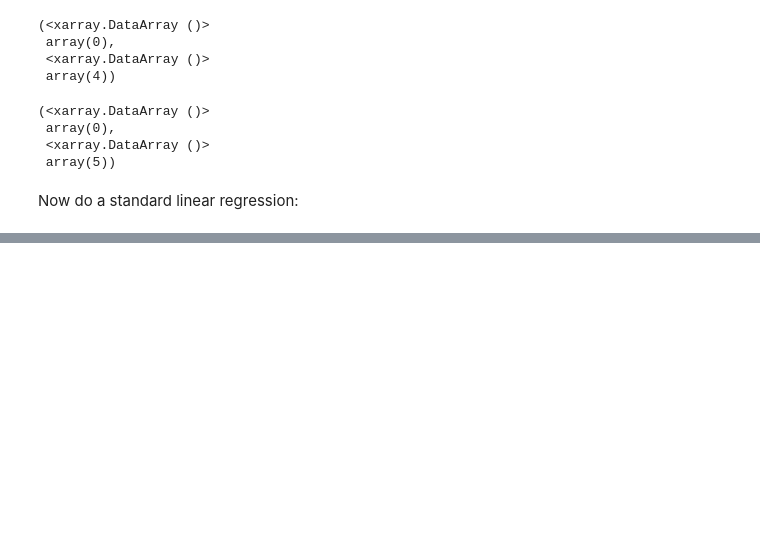
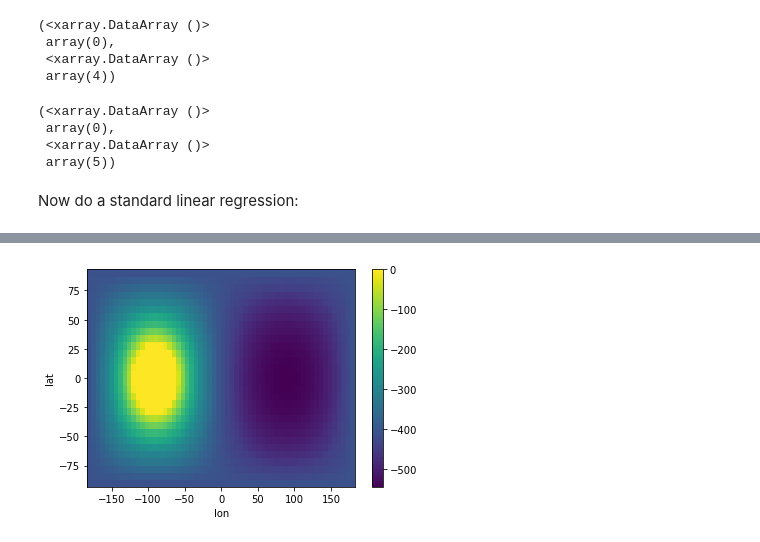
Before and after one commit to willirath/geomar-open-hacky-hour-2021-04, a Jupyter notebook: 2022-04-29/lazy_eval_vertical_interpolation.ipynb, the cells around one changed output, grey strips where cells are left out. Saved outputs shown, nothing was run; the diff lists cells and outputs as text; code cells hidden in the pictures; blank space fills up the shorter version.

Commit message:
Add comparison plot

```diff
--- a/2022-04-29/lazy_eval_vertical_interpolation.ipynb
+++ b/2022-04-29/lazy_eval_vertical_interpolation.ipynb
@@ -154,0 +172,4 @@ interpolated_depth.plot();
+# %%
+interpolated_depth.plot(x="lon", y="lat");
+# %% [output]
+[figure, added]
```
Also changed, not shown: parts of 3 cells of this notebook.
